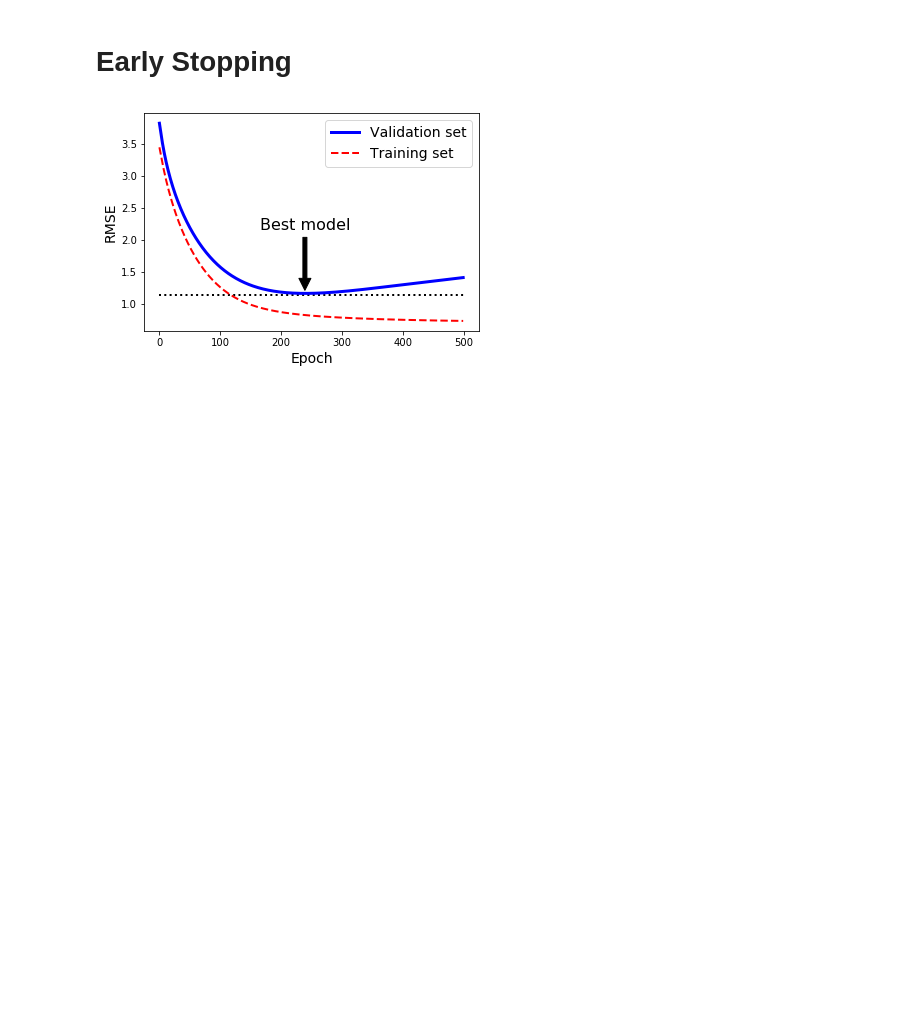
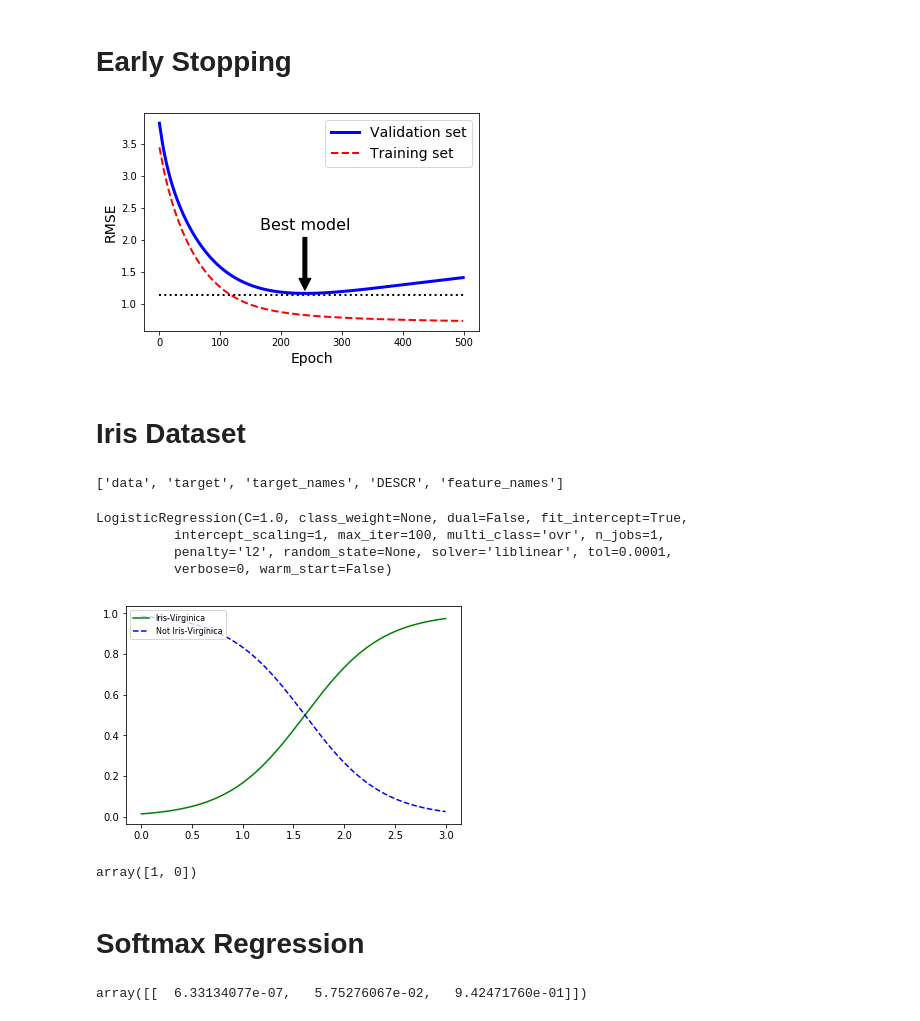
Before and after one commit to uoflCoder/handson-ml, a Jupyter notebook: Chapter 4 Recoded.ipynb, the cells around one changed output. Drawn from its saved outputs; the diff is of its cells as text; code cells hidden in the pictures; blank space fills up the shorter version.

```diff
--- a/Chapter 4 Recoded.ipynb
+++ b/Chapter 4 Recoded.ipynb
@@ -274,3 +275,48 @@ plt.ylabel("RMSE", fontsize=14)
 plt.show()
 # %% [output]
 [figure]
+# %% [markdown]
+# Iris Dataset
+# %%
+from sklearn import datasets
+iris = datasets.load_iris()
+list(iris.keys())
+# %% [output]
+['data', 'target', 'target_names', 'DESCR', 'feature_names']
+# %%
+X = iris["data"][:,3:] #Get the flowers petal width
+y = (iris["target"] == 2).astype(np.int) #1 if Irirs-Virginica, otherwise 0
+# %%
+from sklearn.linear_model import LogisticRegression
+
+log_reg = LogisticRegression()
+log_reg.fit(X,y)
+# %% [output]
+LogisticRegression(C=1.0, class_weight=None, dual=False, fit_intercept=True,
+          intercept_scaling=1, max_iter=100, multi_class='ovr', n_jobs=1,
+          penalty='l2', random_state=None, solver='liblinear', tol=0.0001,
+          verbose=0, warm_start=False)
+# %%
+X_new = np.linspace(0,3, 1000).reshape(-1,1)
+y_proba = log_reg.predict_proba(X_new)
+plt.plot(X_new, y_proba[:,1], "g-", label="Iris-Virginica")
+plt.plot(X_new, y_proba[:,0], "b--", label="Not Iris-Virginica")
+plt.legend(loc="upper left", fontsize=8)
+plt.show()
+# %% [output]
+[figure, added]
+# %%
+log_reg.predict([[1.7], [1.5]])
+# %% [output]
+array([1, 0])
+# %% [markdown]
+# Softmax Regression
+# %%
+X = iris["data"][:, (2,3)]
+y = iris["target"]
+
+softmax_reg = LogisticRegression(multi_class="multinomial", solver="lbfgs", C=10)
+softmax_reg.fit(X, y)
+softmax_reg.predict_proba([[5,2]])
+# %% [output]
+array([[  6.33134077e-07,   5.75276067e-02,   9.42471760e-01]])
```
Also changed, not shown: parts of 2 cells of this notebook, 2 other files.
